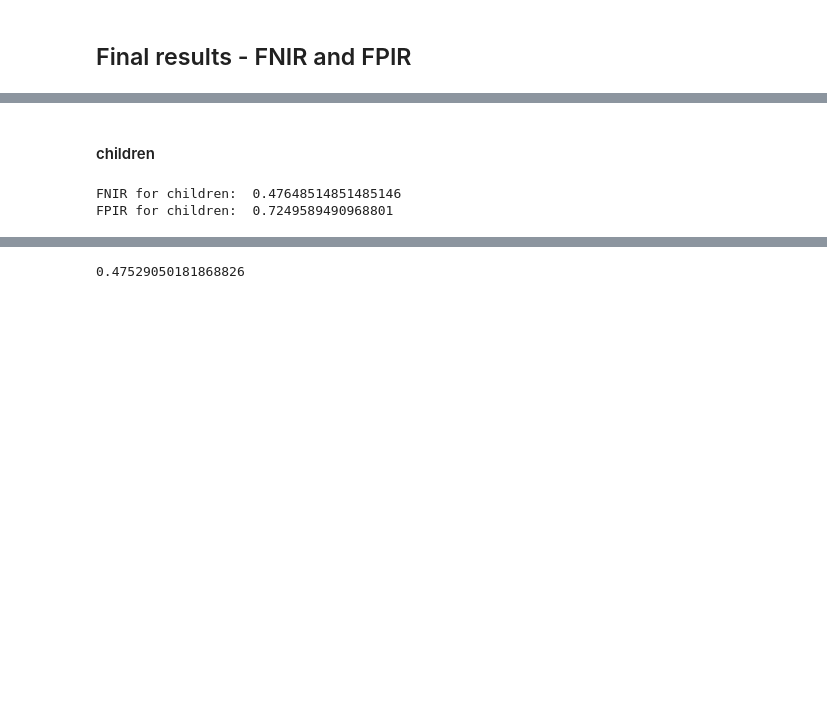
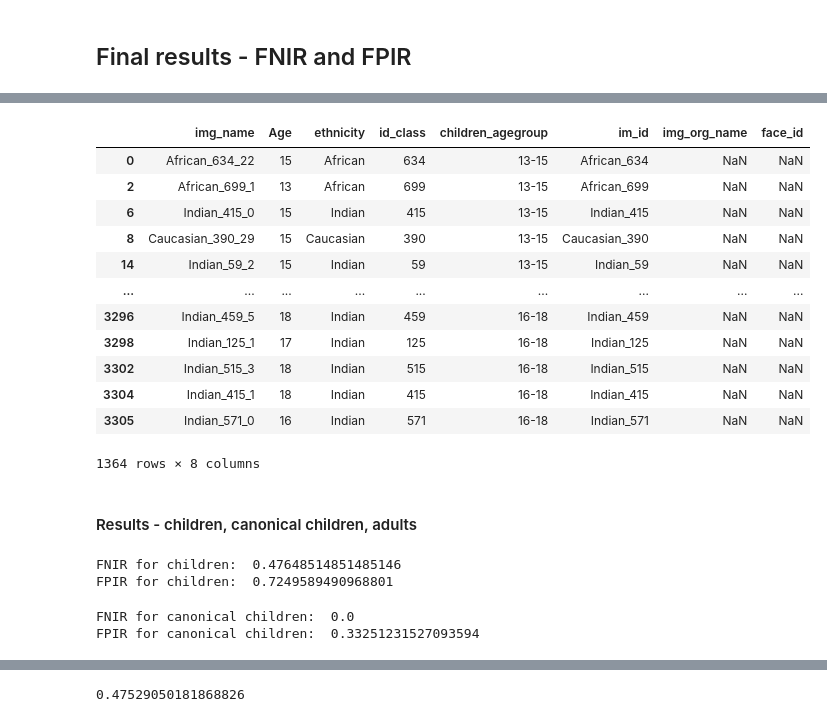
Before and after one commit to Kat-Gabi/Master_Thesis, a Jupyter notebook: notebooks/results_magface.ipynb, the cells around one changed output, grey strips where cells are left out. Saved outputs shown, nothing was run; the diff lists cells and outputs as text; code cells hidden in the pictures; blank space fills up the shorter version.

Commit message:
more updated results

```diff
--- a/notebooks/results_magface.ipynb
+++ b/notebooks/results_magface.ipynb
@@ -530,6 +548,21 @@ a_nonmated_ids = a_mates[a_mates[('img_org_name', 'count')] == 1].index
 
 # Mated and non-mated ids
 c_df = pd.read_csv('../data/child_balanced.csv')
-c_mates = c_df.groupby("im_id").agg({'img_name': ['count']})
-c_mated_ids = c_mates[c_mates[('img_name', 'count')] > 1].index
-c_nonmated_ids = c_mates[c_mates[('img_name', 'count')] == 1].index
+c_mates = c_df.groupby("im_id").agg({'im_id': ['count']})
+c_mated_ids = c_mates[c_mates[('im_id', 'count')] > 1].index
+c_nonmated_ids = c_mates[c_mates[('im_id', 'count')] == 1].index
+
+
+# Mated and non-mated ids
+c_df = pd.read_csv('../data/child_balanced.csv')
+c_mates = c_df.groupby("im_id").agg({'im_id': ['count']})
+c_mated_ids = c_mates[c_mates[('im_id', 'count')] > 1].index
+c_nonmated_ids = c_mates[c_mates[('im_id', 'count')] == 1].index
+
+
+df_c_can
+# %%
+df_c_can["img_name"] = df_c_can.Filename.apply(lambda x: x.rsplit( ".", 1 )[ 0 ])
+# %%
+# only get rows equal to value in other df
+can_df = c_df[c_df.img_name.isin(df_c_can.img_name)]
@@ -536,5 +614,21 @@ c_nonmated_ids = c_mates[c_mates[('img_name', 'count')] == 1].index
+# %%
+can_df
+# %% [output]
+|  | img_name | Age | ethnicity | id_class | children_agegroup | im_id | img_org_name | face_id |
+| 0 | African_634_22 | 15 | African | 634 | 13-15 | African_634 | NaN | NaN |
+| 2 | African_699_1 | 13 | African | 699 | 13-15 | African_699 | NaN | NaN |
+| 6 | Indian_415_0 | 15 | Indian | 415 | 13-15 | Indian_415 | NaN | NaN |
+| 8 | Caucasian_390_29 | 15 | Caucasian | 390 | 13-15 | Caucasian_390 | NaN | NaN |
+| 14 | Indian_59_2 | 15 | Indian | 59 | 13-15 | Indian_59 | NaN | NaN |
+| ... | ... | ... | ... | ... | ... | ... | ... | ... |
+| 3296 | Indian_459_5 | 18 | Indian | 459 | 16-18 | Indian_459 | NaN | NaN |
+| 3298 | Indian_125_1 | 17 | Indian | 125 | 16-18 | Indian_125 | NaN | NaN |
+| 3302 | Indian_515_3 | 18 | Indian | 515 | 16-18 | Indian_515 | NaN | NaN |
+| 3304 | Indian_415_1 | 18 | Indian | 415 | 16-18 | Indian_415 | NaN | NaN |
+| 3305 | Indian_571_0 | 16 | Indian | 571 | 16-18 | Indian_571 | NaN | NaN |
+1364 rows × 8 columns
 # %% [markdown]
-#### children
+#### Results - children, canonical children, adults
 # %%
 # children
 
@@ -565,6 +659,36 @@ print("FPIR for children: ", fpir_c)
 # %% [output]
 FNIR for children:  0.47648514851485146
 FPIR for children:  0.7249589490968801
+# %%
+# CANONICAL CHILDREN
+
+## Threshold set based on studying the similarity scores
+thold_can = np.percentile(plot_sims_can, 50)
+im_ids_can = np.array(factors_can)
+
+
+mated_df = c_mated_ids
+non_mated_df = c_nonmated_ids
+sim_scores = sim_score_can
+im_ids = im_ids_can
+ids = ids_can
+
+fnir_can = compute_fnir(mated_df, sim_scores, im_ids, ids, thold=thold_can)
+fpir_can = compute_fpir(non_mated_df, sim_scores, im_ids, ids, thold=thold_can)
+#fnir_c = compute_fnir(mated_df, sim_scores, im_ids, ids, thold=thold_c)
+#fpir_c = compute_fpir(non_mated_df, sim_scores, im_ids, ids, thold=thold_c)
+print("FNIR for canonical children: ", fnir_can)
+print("FPIR for canonical children: ", fpir_can)
+
+# Old confusion matrix scores
+#tps_c, fps_c, tns_c, fns_c = confusion_matrix_scores(thold_c, sim_scores, im_ids)
+
+#n_comparisons_children = len(factors_c)
+#print("Number of comparisons for adults: ", n_comparisons_children)
+#print("Number of probes adults", len(im_ids))
+# %% [output]
+FNIR for canonical children:  0.0
+FPIR for canonical children:  0.33251231527093594
 # %%
 # adults
 
```
Also changed, not shown: parts of 26 cells of this notebook.
